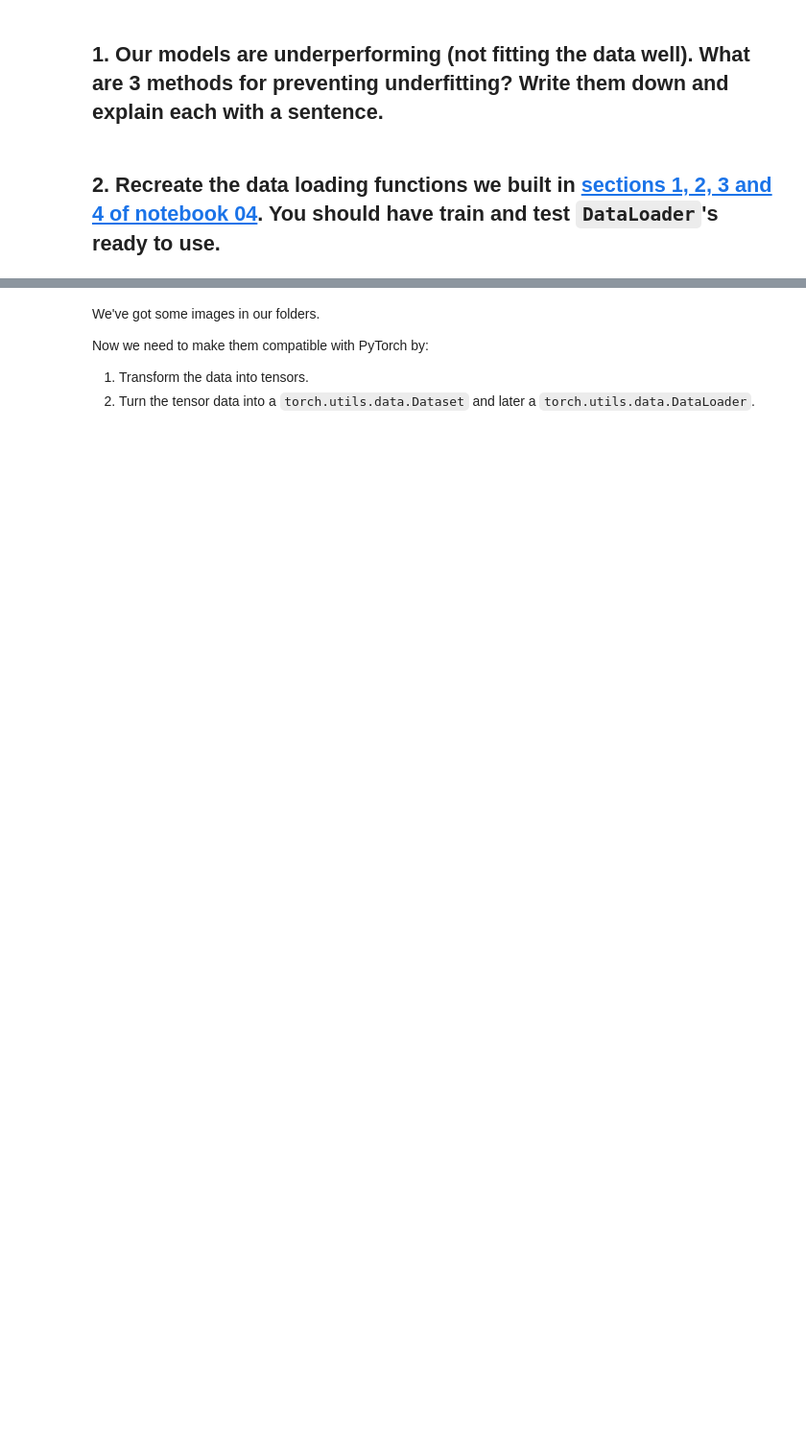
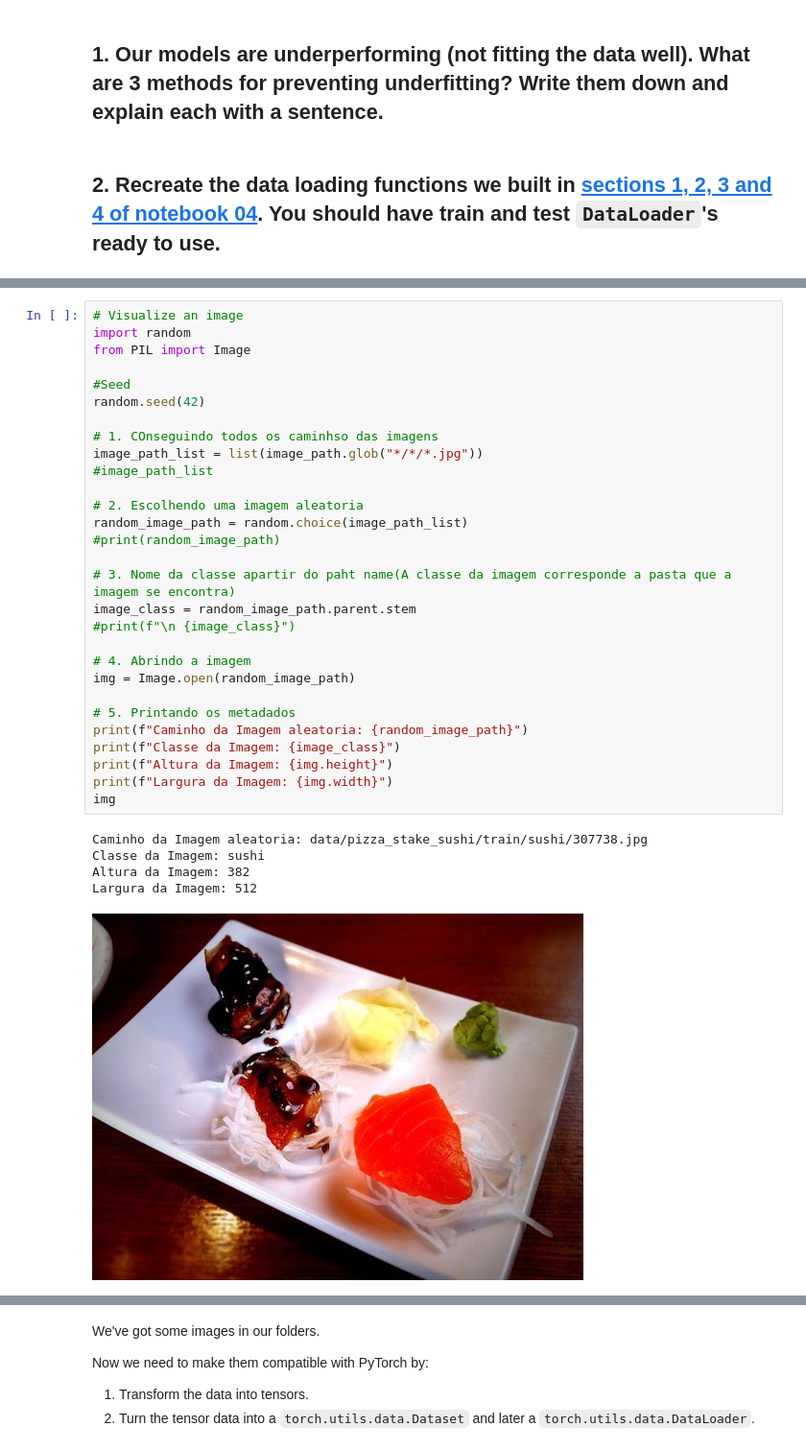
Before and after one commit to HammadN98/pytorch, a Jupyter notebook: 04_pytorch_dados_proprios_exercicios.ipynb, the cells around one changed output, grey strips where cells are left out. Shown at 96% size. Cells and saved outputs as stored; diff of their text form; blank space fills up the shorter version.

```diff
--- a/04_pytorch_dados_proprios_exercicios.ipynb
+++ b/04_pytorch_dados_proprios_exercicios.ipynb
@@ -73,0 +117,35 @@ def walk_through_dir(dir_path):
+# %%
+# Visualize an image
+import random
+from PIL import Image
+
+#Seed
+random.seed(42)
+
+# 1. COnseguindo todos os caminhso das imagens
+image_path_list = list(image_path.glob("*/*/*.jpg"))
+#image_path_list
+
+# 2. Escolhendo uma imagem aleatoria
+random_image_path = random.choice(image_path_list)
+#print(random_image_path)
+
+# 3. Nome da classe apartir do paht name(A classe da imagem corresponde a pasta que a imagem se encontra)
+image_class = random_image_path.parent.stem
+#print(f"\n {image_class}")
+
+# 4. Abrindo a imagem
+img = Image.open(random_image_path)
+
+# 5. Printando os metadados
+print(f"Caminho da Imagem aleatoria: {random_image_path}")
+print(f"Classe da Imagem: {image_class}")
+print(f"Altura da Imagem: {img.height}")
+print(f"Largura da Imagem: {img.width}")
+img
+# %% [output]
+Caminho da Imagem aleatoria: data/pizza_stake_sushi/train/sushi/307738.jpg
+Classe da Imagem: sushi
+Altura da Imagem: 382
+Largura da Imagem: 512
+[figure, added]
```
Also changed, not shown: parts of 22 cells of this notebook.
